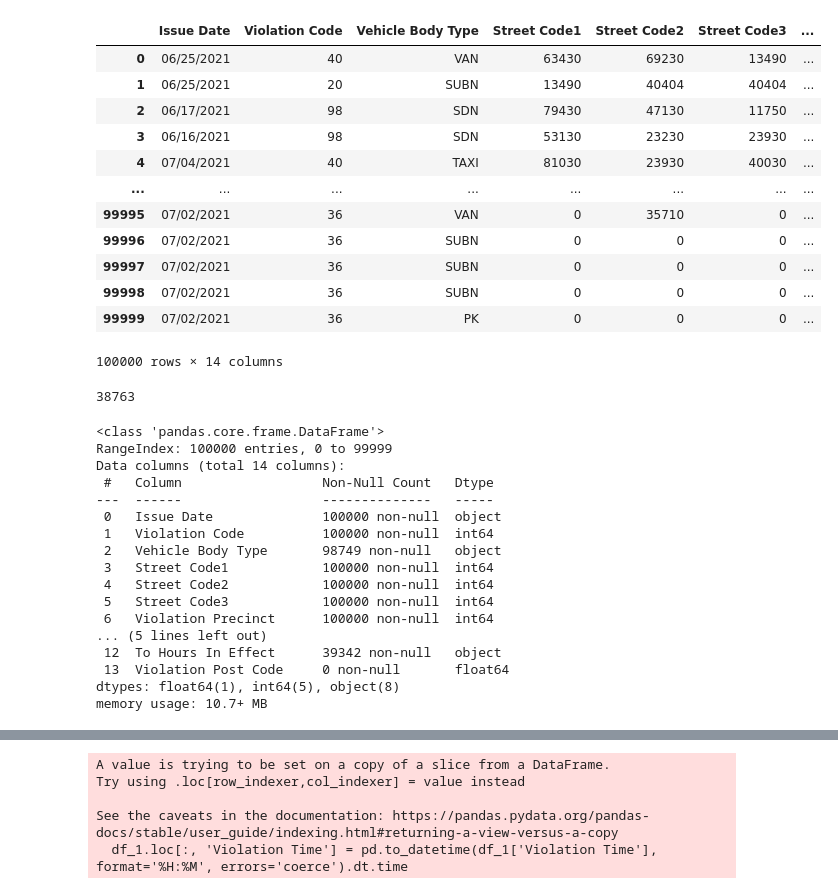
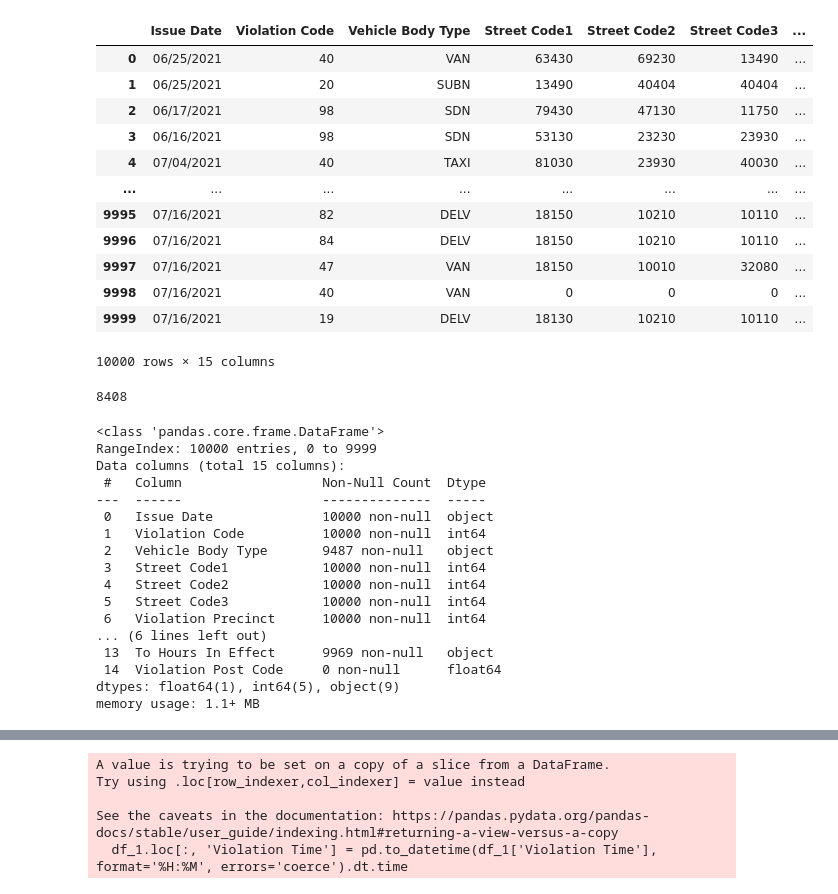
Before and after one commit to yasinsametkaraca/parking-violation-predictions, a Jupyter notebook: parking_violation_predict.ipynb, the cells around one changed output, grey strips where cells are left out. Cells and saved outputs as stored; diff of their text form; code cells hidden in the pictures.

Commit message:
feat: analysis data

```diff
--- a/parking_violation_predict.ipynb
+++ b/parking_violation_predict.ipynb
@@ -7,69 +7,70 @@ selected_columns = [
     'Street Code1',
     'Street Code2',
     'Street Code3',
+    'Street Name',
     # 'Violation Location',
     'Violation Post Code',
     'Intersecting Street',
     'Violation Precinct',
     'Violation County',
     'Vehicle Body Type',
     'Issue Date',
     # 'Date First Observed',
     'Violation Time',
     'Days Parking In Effect',
     'From Hours In Effect',
     'To Hours In Effect',
     'Violation Code',
 ]
 
 '''
 Genel olarak, "county" (ilçe) daha büyük bir alanı temsil eder. Bir "county", genellikle belirli bir eyaletin sınırları içinde bulunan büyük bir coğrafi bölgeyi kapsar. Bir eyalette birden çok "county" bulunabilir ve her biri kendi yerel yönetimine sahiptir.
 
 Öte yandan, "precinct" (seçim bölgesi) daha küçük bir coğrafi bölgeyi ifade eder. Bu, genellikle seçmenlerin oy kullandığı belirli bir mahalle veya köyü temsil eder. Seçim bölgesi, seçimlerde kullanılan ve oy verme işlemini düzenleyen bir kavramdır.
 '''
 
-n_rows_to_read = 100000
+n_rows_to_read = 10000
 file_path = 'Parking_Violations_2022.csv'
 df = pd.read_csv(file_path, usecols=selected_columns, nrows=n_rows_to_read) # nrows=n_rows_to_read
 df
 # %% [output]
 |  | Issue Date | Violation Code | Vehicle Body Type | Street Code1 | Street Code2 | Street Code3 | ... |
 | 0 | 06/25/2021 | 40 | VAN | 63430 | 69230 | 13490 | ... |
 | 1 | 06/25/2021 | 20 | SUBN | 13490 | 40404 | 40404 | ... |
 | 2 | 06/17/2021 | 98 | SDN | 79430 | 47130 | 11750 | ... |
 | 3 | 06/16/2021 | 98 | SDN | 53130 | 23230 | 23930 | ... |
 | 4 | 07/04/2021 | 40 | TAXI | 81030 | 23930 | 40030 | ... |
 | ... | ... | ... | ... | ... | ... | ... | ... |
-| 99995 | 07/02/2021 | 36 | VAN | 0 | 35710 | 0 | ... |
-| 99996 | 07/02/2021 | 36 | SUBN | 0 | 0 | 0 | ... |
-| 99997 | 07/02/2021 | 36 | SUBN | 0 | 0 | 0 | ... |
-| 99998 | 07/02/2021 | 36 | SUBN | 0 | 0 | 0 | ... |
-| 99999 | 07/02/2021 | 36 | PK | 0 | 0 | 0 | ... |
+| 9995 | 07/16/2021 | 82 | DELV | 18150 | 10210 | 10110 | ... |
+| 9996 | 07/16/2021 | 84 | DELV | 18150 | 10210 | 10110 | ... |
+| 9997 | 07/16/2021 | 47 | VAN | 18150 | 10010 | 32080 | ... |
+| 9998 | 07/16/2021 | 40 | VAN | 0 | 0 | 0 | ... |
+| 9999 | 07/16/2021 | 19 | DELV | 18130 | 10210 | 10110 | ... |
-100000 rows × 14 columns
+10000 rows × 15 columns
 # %%
 df['Intersecting Street'].isna().sum()
 # %% [output]
-38763
+8408
 # %%
 df.info()
 # %% [output]
 <class 'pandas.core.frame.DataFrame'>
-RangeIndex: 100000 entries, 0 to 99999
-Data columns (total 14 columns):
- #   Column                  Non-Null Count   Dtype
----  ------                  --------------   -----
- 0   Issue Date              100000 non-null  object
- 1   Violation Code          100000 non-null  int64
- 2   Vehicle Body Type       98749 non-null   object
- 3   Street Code1            100000 non-null  int64
- 4   Street Code2            100000 non-null  int64
- 5   Street Code3            100000 non-null  int64
- 6   Violation Precinct      100000 non-null  int64
-... (5 lines left out)
- 12  To Hours In Effect      39342 non-null   object
- 13  Violation Post Code     0 non-null       float64
-dtypes: float64(1), int64(5), object(8)
-memory usage: 10.7+ MB
+RangeIndex: 10000 entries, 0 to 9999
+Data columns (total 15 columns):
+ #   Column                  Non-Null Count  Dtype
+---  ------                  --------------  -----
+ 0   Issue Date              10000 non-null  object
+ 1   Violation Code          10000 non-null  int64
+ 2   Vehicle Body Type       9487 non-null   object
+ 3   Street Code1            10000 non-null  int64
+ 4   Street Code2            10000 non-null  int64
+ 5   Street Code3            10000 non-null  int64
+ 6   Violation Precinct      10000 non-null  int64
+... (6 lines left out)
+ 13  To Hours In Effect      9969 non-null   object
+ 14  Violation Post Code     0 non-null      float64
+dtypes: float64(1), int64(5), object(9)
+memory usage: 1.1+ MB
 # %%
 df['Violation Time']
 # %% [output]
```
Also changed, not shown: parts of 11 cells of this notebook.
